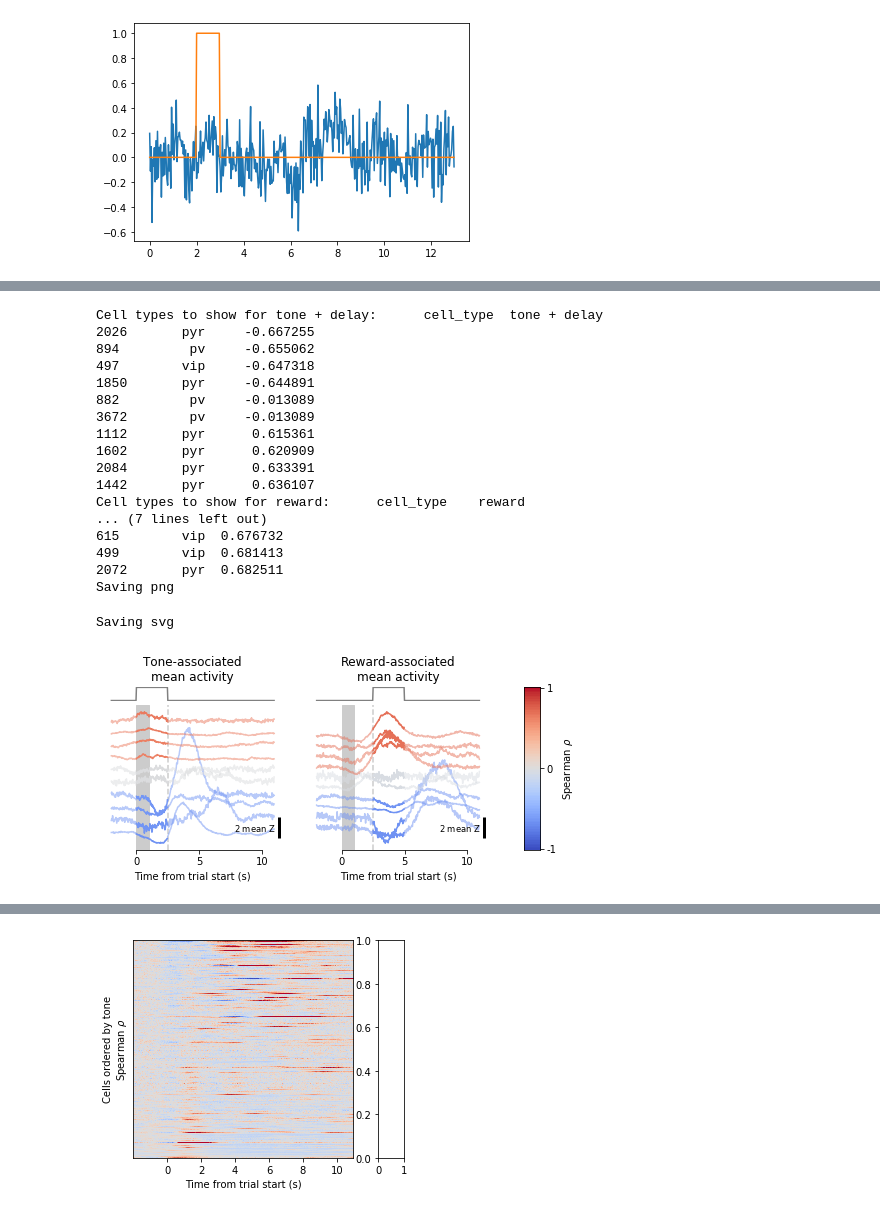
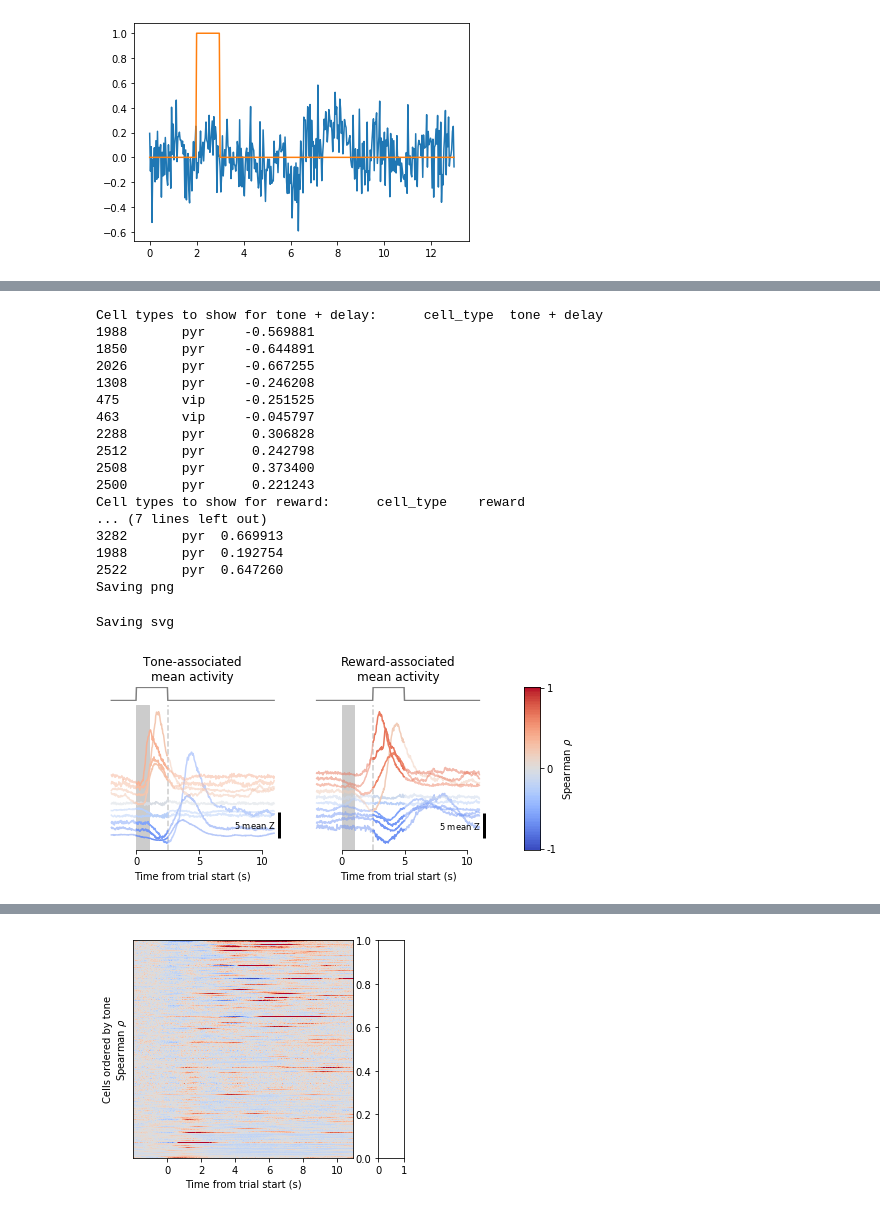
Before and after one commit to nauralcodinglab/interneuron-reward, a Jupyter notebook: notebooks/evolving_trial_structure_projections.ipynb, the cells around one changed output, grey strips where cells are left out. Saved outputs shown, nothing was run; the diff lists cells and outputs as text; code cells hidden in the pictures.

```diff
--- a/notebooks/evolving_trial_structure_projections.ipynb
+++ b/notebooks/evolving_trial_structure_projections.ipynb
@@ -114,9 +122,18 @@ Which components are needed to capture trial structure? To find out, compute the
 # %%
-mean_fluorescence = {
+spearman_corr = {
     'tone': corr.vectorized_spearman_corr(average_traces, trial_structure.tone),
     'tone + delay': corr.vectorized_spearman_corr(average_traces, trial_structure.tone + trial_structure.delay),
     'reward': corr.vectorized_spearman_corr(average_traces, trial_structure.reward),
 }
+
+mean_fluorescence = {
+    lab: average_traces[:, trial_component].sum(axis=1) / trial_component.sum()
+    for lab, trial_component in {
+        'tone fluo': trial_structure.tone,
+        'tone + delay fluo': trial_structure.tone + trial_structure.delay,
+        'reward fluo': trial_structure.reward
+    }.items()
+}
 # %%
 mean_fluo_df = pd.DataFrame(
     {
@@ -124,7 +141,8 @@ mean_fluo_df = pd.DataFrame(
         'cell_type': cell_types,
         'cell_id': cell_ids,
         'mouse_id': mouse_ids,
-        **mean_fluorescence
+        **mean_fluorescence,
+        **spearman_corr
     }
 )
 mean_fluo_df
@@ -189,7 +207,10 @@ for i, (trial_component, label, mask) in enumerate(
 ):
 
     # Find the inds of cells with various values of mean fluorescence
-    all_cell_fluo_means = mean_fluo_df.loc[mean_fluo_df['day'] == cond.Day(7), trial_component].to_numpy()
+    all_cell_fluo_means = mean_fluo_df.loc[
+        mean_fluo_df['day'] == cond.Day(7),
+        trial_component + ' fluo'
+    ].to_numpy()
     inds_sorted_by_mean = np.argsort(all_cell_fluo_means)
     cells_to_show = np.concatenate([
         inds_sorted_by_mean[:4],
@@ -232,43 +253,43 @@ for i, (trial_component, label, mask) in enumerate(
             not_component + j*1.2,
             color=plt.cm.coolwarm(to_unit_interval(means_.iloc[k])),
             alpha=0.5
         )
 
     pltools.add_scalebar(y_units=' mean Z', remove_frame=False, omit_x=True)
     pltools.hide_border('trl', trim=True)
 
     plt.xlabel('Time from trial start (s)')
 
 ax = plt.subplot(spec[:, -1])
 plt.imshow(np.linspace(1, -1, 101)[:, np.newaxis], cmap='coolwarm', aspect=0.1)
 plt.yticks([0, 50, 100], [1, 0, -1])
 plt.gca().yaxis.set_ticks_position('right')
 plt.gca().yaxis.set_label_position('right')
 plt.ylabel('Spearman $\\rho$')
 plt.xticks([])
 
 plt.tight_layout()
 
 savefig('../img/graphics/sample_responsive_cells', dpi=600, bbox_inches='tight')
 
 del cells_to_show, traces_, means_
 # %% [output]
 Cell types to show for tone + delay:      cell_type  tone + delay
+1988       pyr     -0.569881
+1850       pyr     -0.644891
 2026       pyr     -0.667255
-894         pv     -0.655062
-497        vip     -0.647318
-1850       pyr     -0.644891
-882         pv     -0.013089
-3672        pv     -0.013089
-1112       pyr      0.615361
-1602       pyr      0.620909
-2084       pyr      0.633391
-1442       pyr      0.636107
+1308       pyr     -0.246208
+475        vip     -0.251525
+463        vip     -0.045797
+2288       pyr      0.306828
+2512       pyr      0.242798
+2508       pyr      0.373400
+2500       pyr      0.221243
 Cell types to show for reward:      cell_type    reward
 ... (7 lines left out)
-615        vip  0.676732
-499        vip  0.681413
-2072       pyr  0.682511
+3282       pyr  0.669913
+1988       pyr  0.192754
+2522       pyr  0.647260
 Saving png
 Saving svg
-[figure, old version]
+[figure, new version]
```
Also changed, not shown: parts of 10 cells of this notebook, 2 other files.
